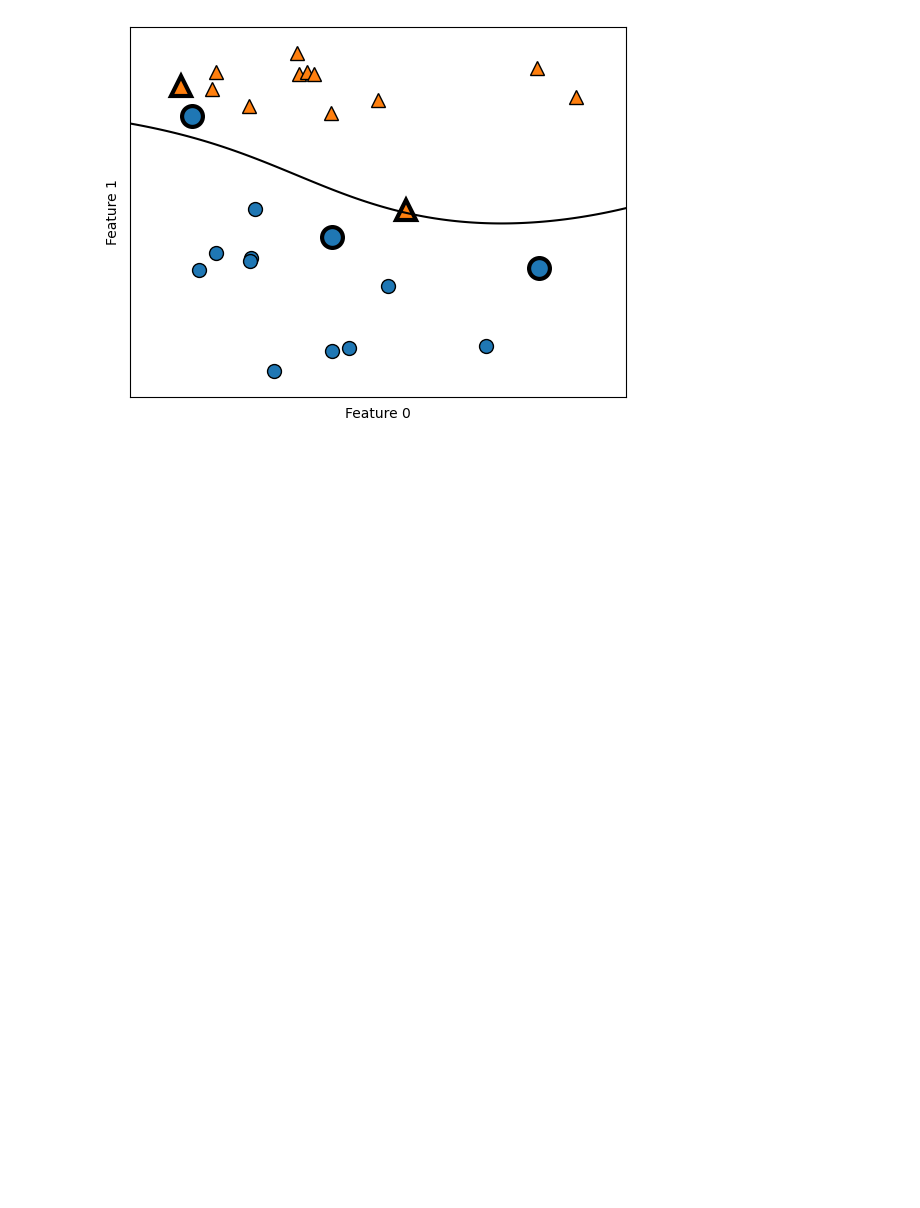
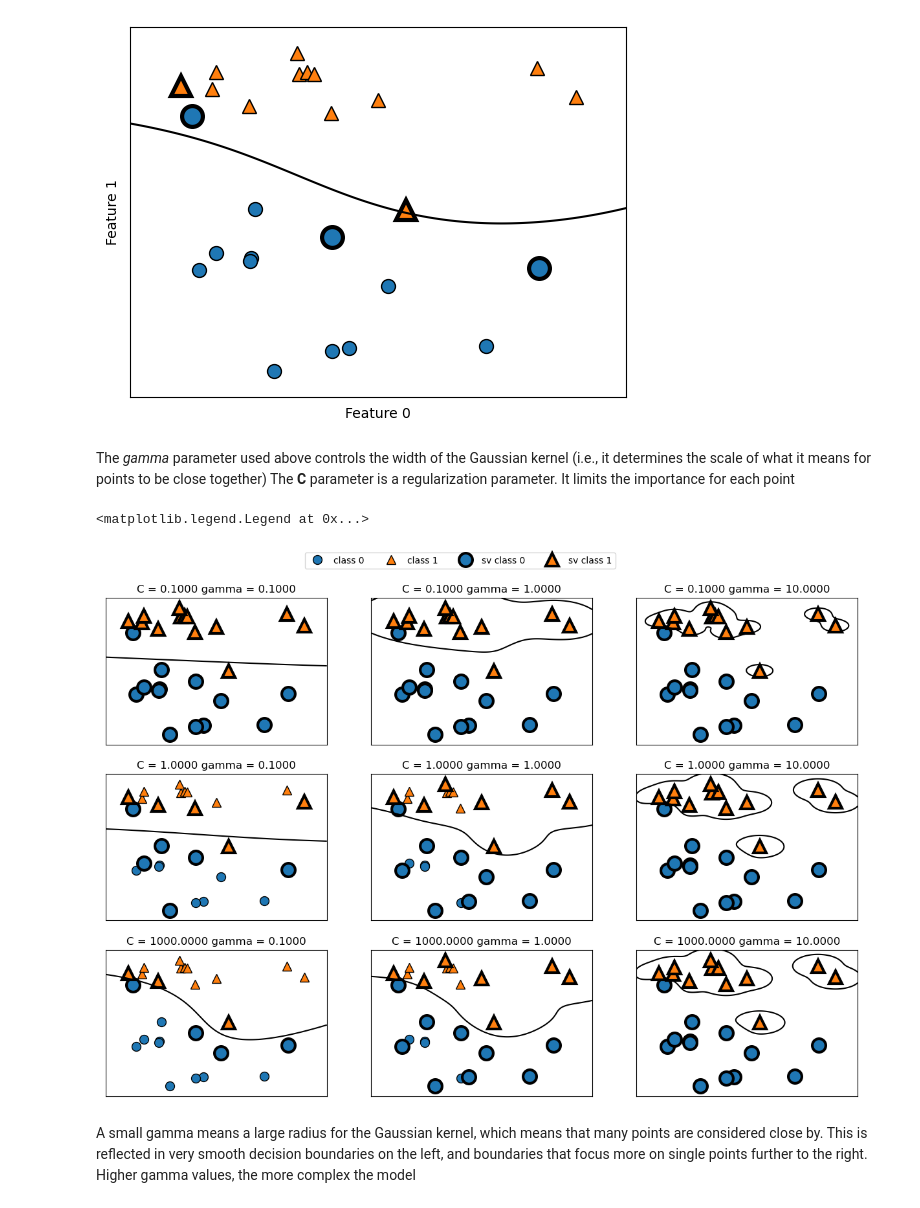
Before and after one commit to Giov12/intro.to.ml, a Jupyter notebook: chapter2.ipynb, the cells around one changed output. Drawn from its saved outputs; the diff is of its cells as text; code cells hidden in the pictures; blank space fills up the shorter version.

```diff
--- a/chapter2.ipynb
+++ b/chapter2.ipynb
@@ -846,5 +848,21 @@ plt.ylabel("Feature 1")
 # %% [output]
 Text(0, 0.5, 'Feature 1')
 [figure]
+# %% [markdown]
+The *gamma* parameter used above controls the width of the Gaussian kernel (i.e., it determines the scale of what it means for points to be close together)
+The **C** parameter is a regularization parameter. It limits the importance for each point
 # %%
-# STOPPED ON PAGE 99
+# visualize how these two parameters influence the model
+
+fig, axes = plt.subplots(3, 3, figsize=(15, 10))
+
+for ax, C in zip(axes, [-1, 0, 3]):
+    for a, gamma in zip(ax, range(-1, 2)):
+        mglearn.plots.plot_svm(log_C=C, log_gamma=gamma, ax=a)
+axes[0, 0].legend(["class 0", "class 1", "sv class 0", "sv class 1"],
+ncol=4, loc=(.9, 1.2))
+# %% [output]
+<matplotlib.legend.Legend at 0x...>
+[figure, added]
+# %% [markdown]
+A small gamma means a large radius for the Gaussian kernel, which means that many points are considered close by. This is reflected in very smooth decision boundaries on the left, and boundaries that focus more on single points further to the right. Higher gamma values, the more complex the model
```
Also changed, not shown: parts of 22 cells of this notebook.
